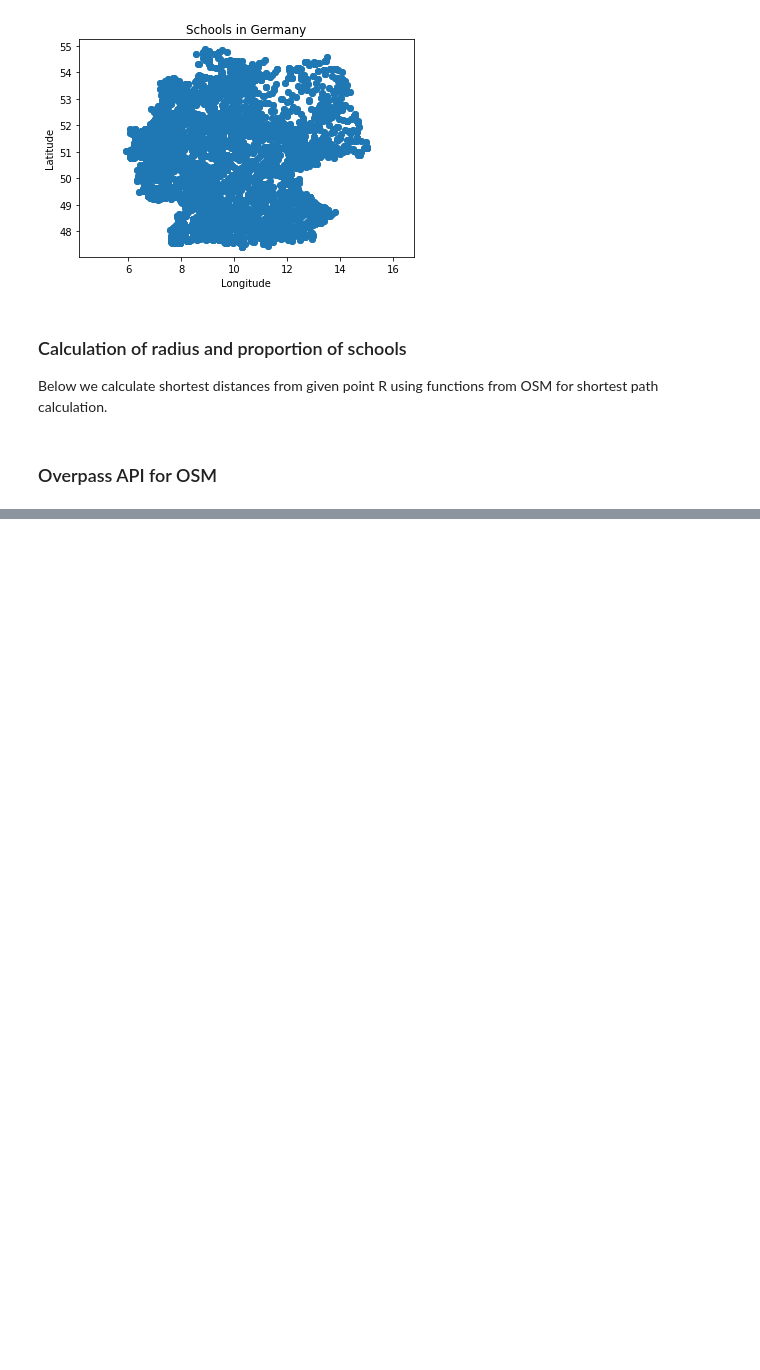
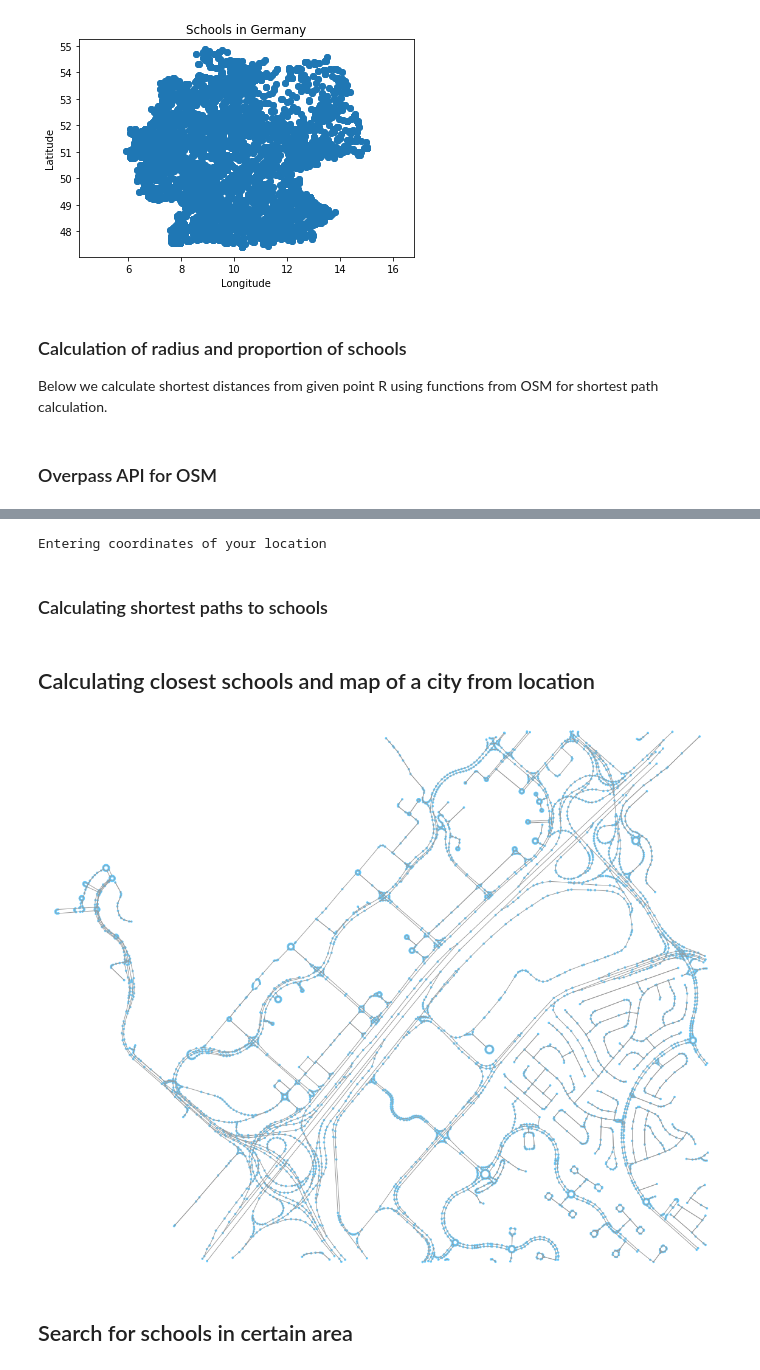
Before and after one commit to Liyubov/data_analysis_for_social_good, a Jupyter notebook: get_schools_from_locations.ipynb, the cells around one changed output, grey strips where cells are left out. Drawn from its saved outputs; the diff is of its cells as text; code cells hidden in the pictures; blank space fills up the shorter version.

```diff
--- a/get_schools_from_locations.ipynb
+++ b/get_schools_from_locations.ipynb
@@ -388,0 +344,30 @@ response.json()
+# %%
+import json # requests for APIs
+import requests #load Python code that allow us to work with the JSON data format and the HTTP protocol
+
+import matplotlib.pyplot as plt
+import osmnx as ox
+from IPython.display import Image
+%matplotlib inline
+ox.config(log_console=True, use_cache=True)
+ox.__version__
+
+'''
+Code is using github repository from
+https://github.com/gboeing/osmnx-examples/blob/master/notebooks/10-building-footprints.ipynb
+'''
+
+
+print('Entering coordinates of your location ')
+lat = 48
+lon = 2
+#location = (lat, lon) #location should be a tuple
+point = (lat, lon) #(48.873446, 2.294255)
+dist = 612 #distance from the point on a map
+gdf = ox.footprints.footprints_from_point(point=point, distance=dist)
+gdf_proj = ox.project_gdf(gdf)
+bbox = ox.bbox_from_point(point=point, distance=dist, project_utm=True)
+# %% [output]
+Entering coordinates of your location
+# %% [markdown]
+### Calculating shortest paths to schools
@@ -388,0 +393,31 @@ response.json()
+# %% [markdown]
+## Calculating closest schools and map of a city from location
+# %%
+import networkx as nx
+import osmnx as ox
+import requests
+from matplotlib import pyplot as plt
+import matplotlib.cm as cm
+import matplotlib.colors as colors
+ox.config(use_cache=True, log_console=True)
+ox.__version__
+# get a graph for some city
+SMALL_MARINA = [25.09, 25.06, 55.16, 55.11]
+G2 = ox.graph_from_bbox(
+    *SMALL_MARINA,
+    simplify=False,
+    retain_all=True,
+    network_type='drive',
+
+)
+fig2, ax2 = ox.plot_graph(G2, fig_height=20, fig_width=20)
+
+# get the nearest network node to each point
+
+good_orig_node = ox.get_nearest_node(G2, (25.070661, 55.137911), method='euclidean')
+bad_orig_node = ox.get_nearest_node(G2, (25.071764, 55.138978), method='euclidean')
+dest_node = ox.get_nearest_node(G2, (25.079223, 55.146241), method='euclidean')
+# %% [output]
+[figure, added]
+# %% [markdown]
+## Search for schools in certain area
```
Also changed, not shown: parts of 8 cells of this notebook.
